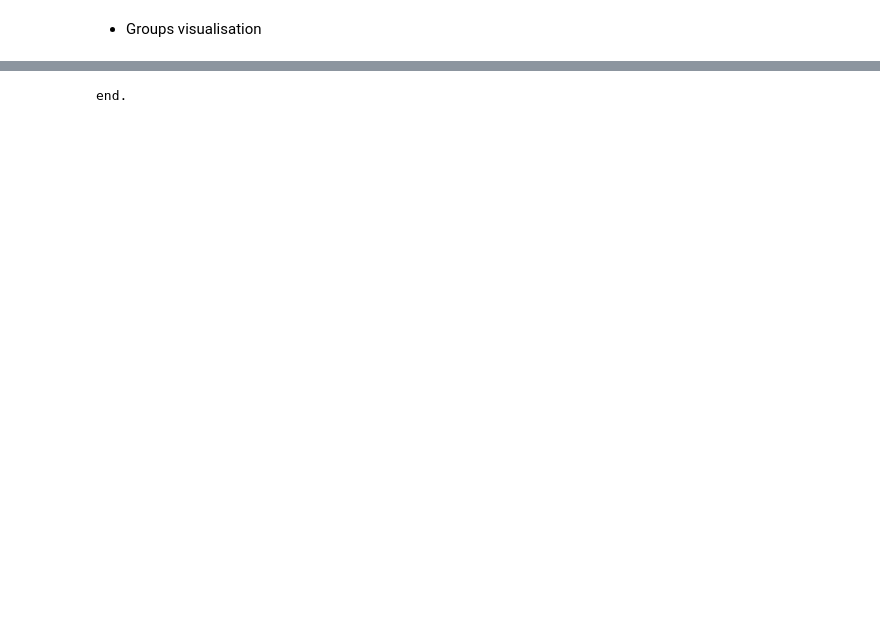
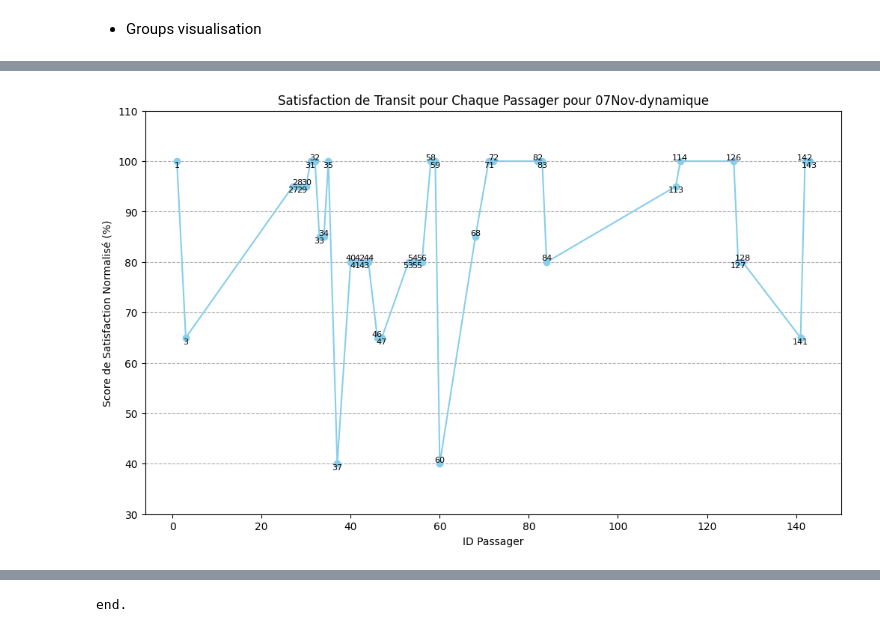
Before and after one commit to AlexandreRadigue/ST7_Opti_AirFrance, a Jupyter notebook: ST7 -Airfrance - Dynamique/DynamicModel.ipynb, the cells around one changed output, grey strips where cells are left out. Drawn from its saved outputs; the diff is of its cells as text; code cells hidden in the pictures; blank space fills up the shorter version.

```diff
--- a/ST7 -Airfrance - Dynamique/DynamicModel.ipynb
+++ b/ST7 -Airfrance - Dynamique/DynamicModel.ipynb
@@ -1949,0 +1956,46 @@ plt.show()
+# %%
+Score_Passenger_ind_Transit, Score_Passenger_ind_norm_Transit = score_Passenger_Transit(PassengersAssignDict, SeatsAssignDict)
+
+passenger_ids = list(Score_Passenger_ind_norm_Transit.keys())
+scores = list(Score_Passenger_ind_norm_Transit.values())
+
+
+plt.figure(figsize=(12, 7))
+
+
+plt.plot(passenger_ids, scores, marker='o', linestyle='-', color='skyblue')
+
+
+for (i, score) in zip(passenger_ids, scores):
+    if i%2 == 0:
+        plt.text(i, score, f'{i}', ha = 'center', va='bottom', fontsize=8)
+for (i, score) in zip(passenger_ids, scores):
+    if i%2 == 1:
+        plt.text(i, score, f'{i}', ha = 'center', va='top', fontsize=8)
+
+plt.title(f'Satisfaction de Transit pour Chaque Passager pour {date}-dynamique')
+plt.xlabel('ID Passager')
+plt.ylabel('Score de Satisfaction Normalisé (%)')
+plt.ylim(min(scores)-10, max(scores) + 10)
+
+plt.grid(axis='y', linestyle='--')
+
+directory = f'./Résultats_dynamique/{date}/figures/'
+
+# Create the directory if it doesn't exist
+if not os.path.exists(directory):
+    os.makedirs(directory)
+
+# Define the filename
+filename = f'Satisfaction_Transit_dynamique{date}.png'
+
+# Construct the full path
+save_path = os.path.join(directory, filename)
+
+
+# Save the figure
+plt.savefig(save_path)
+
+plt.show()
+# %% [output]
+[figure, added]
```
Also changed, not shown: parts of 19 cells of this notebook.
